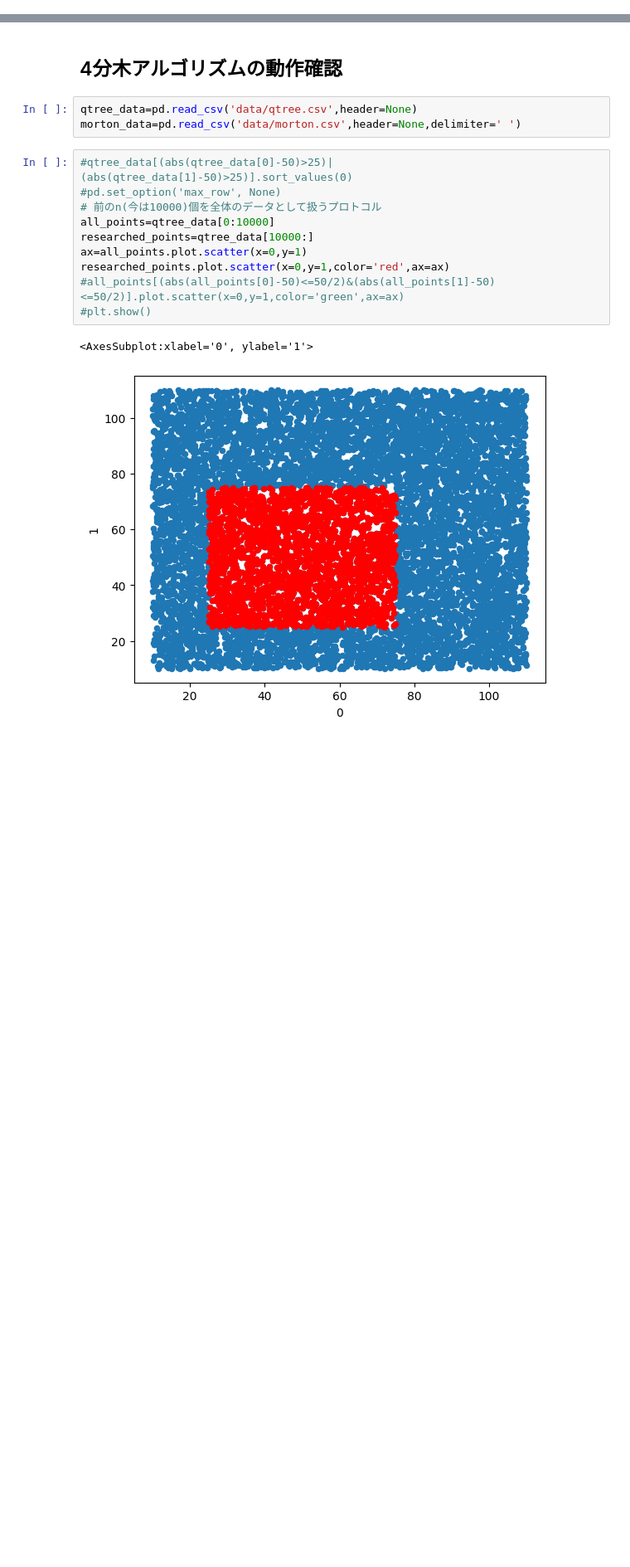
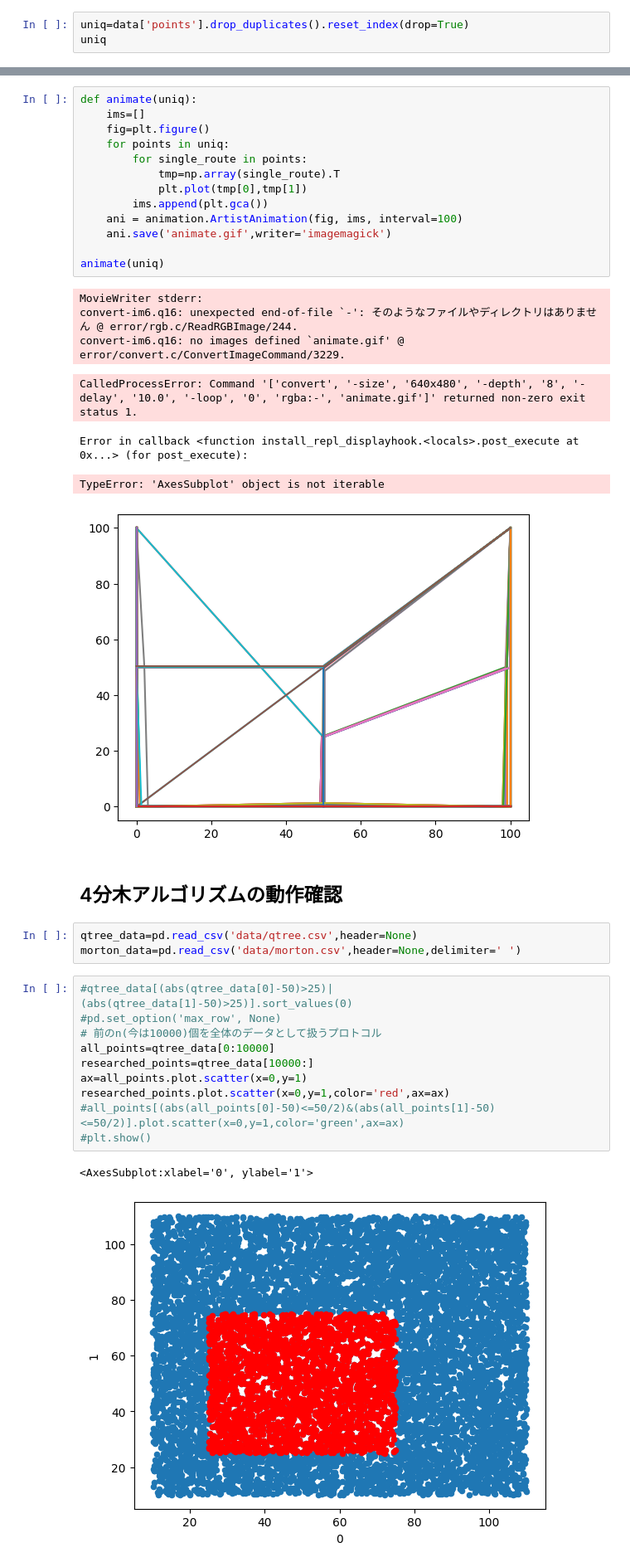
Before and after one commit to stakeval0/aco-steiner, a Jupyter notebook: analyze/analyze.ipynb, the cells around one changed output, grey strips where cells are left out. Shown: that part at 83% size. Saved outputs shown, nothing was run; the diff lists cells and outputs as text; blank space fills up the shorter version.

```diff
--- a/analyze/analyze.ipynb
+++ b/analyze/analyze.ipynb
@@ -4,0 +36,3 @@ import pandas as pd
+# %%
+uniq=data['points'].drop_duplicates().reset_index(drop=True)
+uniq
@@ -5,3 +63,24 @@ import pandas as pd
+# %%
+def animate(uniq):
+    ims=[]
+    fig=plt.figure()
+    for points in uniq:
+        for single_route in points:
+            tmp=np.array(single_route).T
+            plt.plot(tmp[0],tmp[1])
+        ims.append(plt.gca())
+    ani = animation.ArtistAnimation(fig, ims, interval=100)
+    ani.save('animate.gif',writer='imagemagick')
+
+animate(uniq)
+# %% [output]
+MovieWriter stderr:
+convert-im6.q16: unexpected end-of-file `-': そのようなファイルやディレクトリはありません @ error/rgb.c/ReadRGBImage/244.
+convert-im6.q16: no images defined `animate.gif' @ error/convert.c/ConvertImageCommand/3229.
+CalledProcessError: Command '['convert', '-size', '640x480', '-depth', '8', '-delay', '10.0', '-loop', '0', 'rgba:-', 'animate.gif']' returned non-zero exit status 1.
+Error in callback <function install_repl_displayhook.<locals>.post_execute at 0x...> (for post_execute):
+TypeError: 'AxesSubplot' object is not iterable
+[figure, added]
 # %% [markdown]
 ## 4分木アルゴリズムの動作確認
 # %%
```
Also changed, not shown: parts of 7 cells of this notebook, 3 other files.
